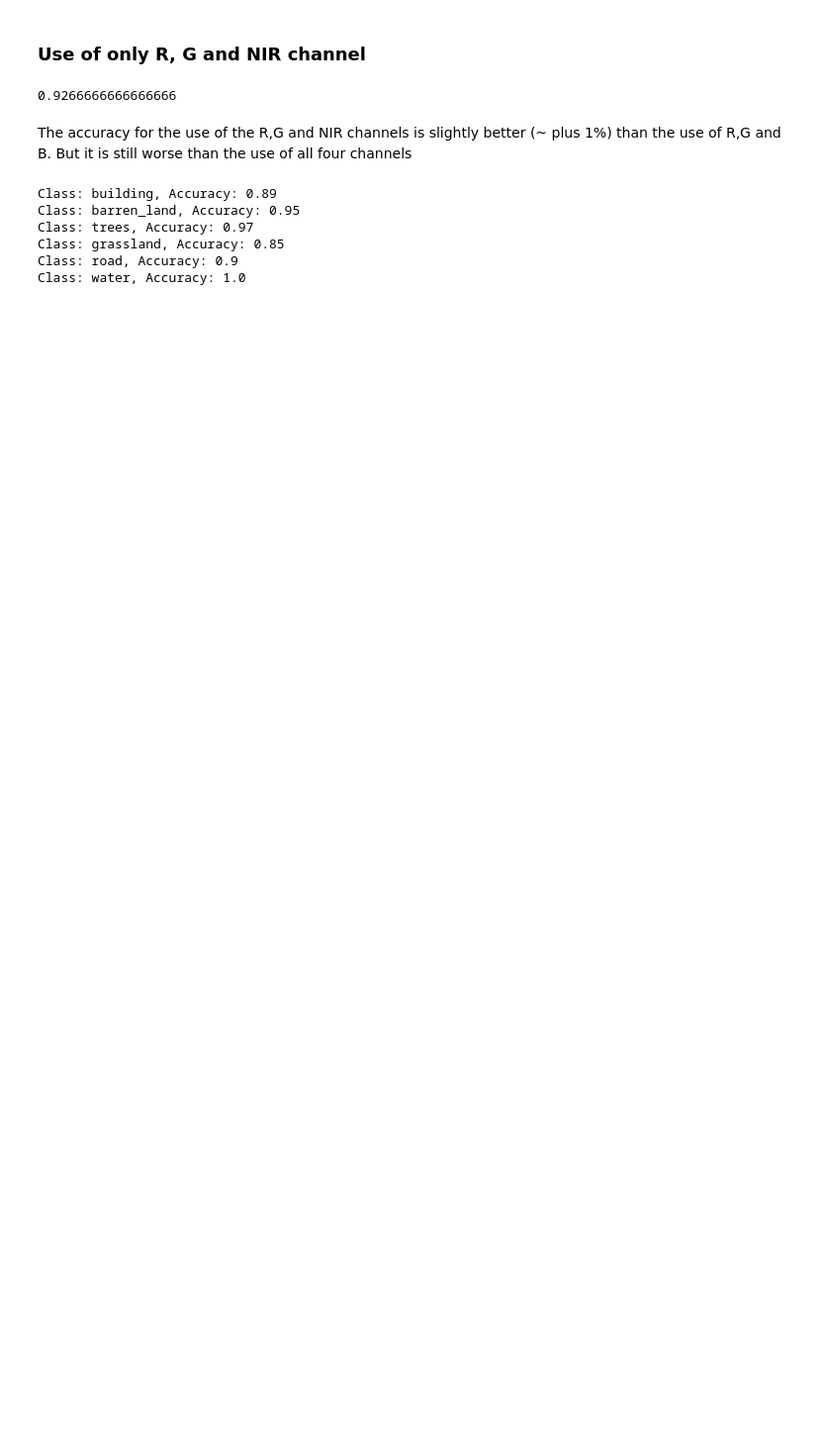
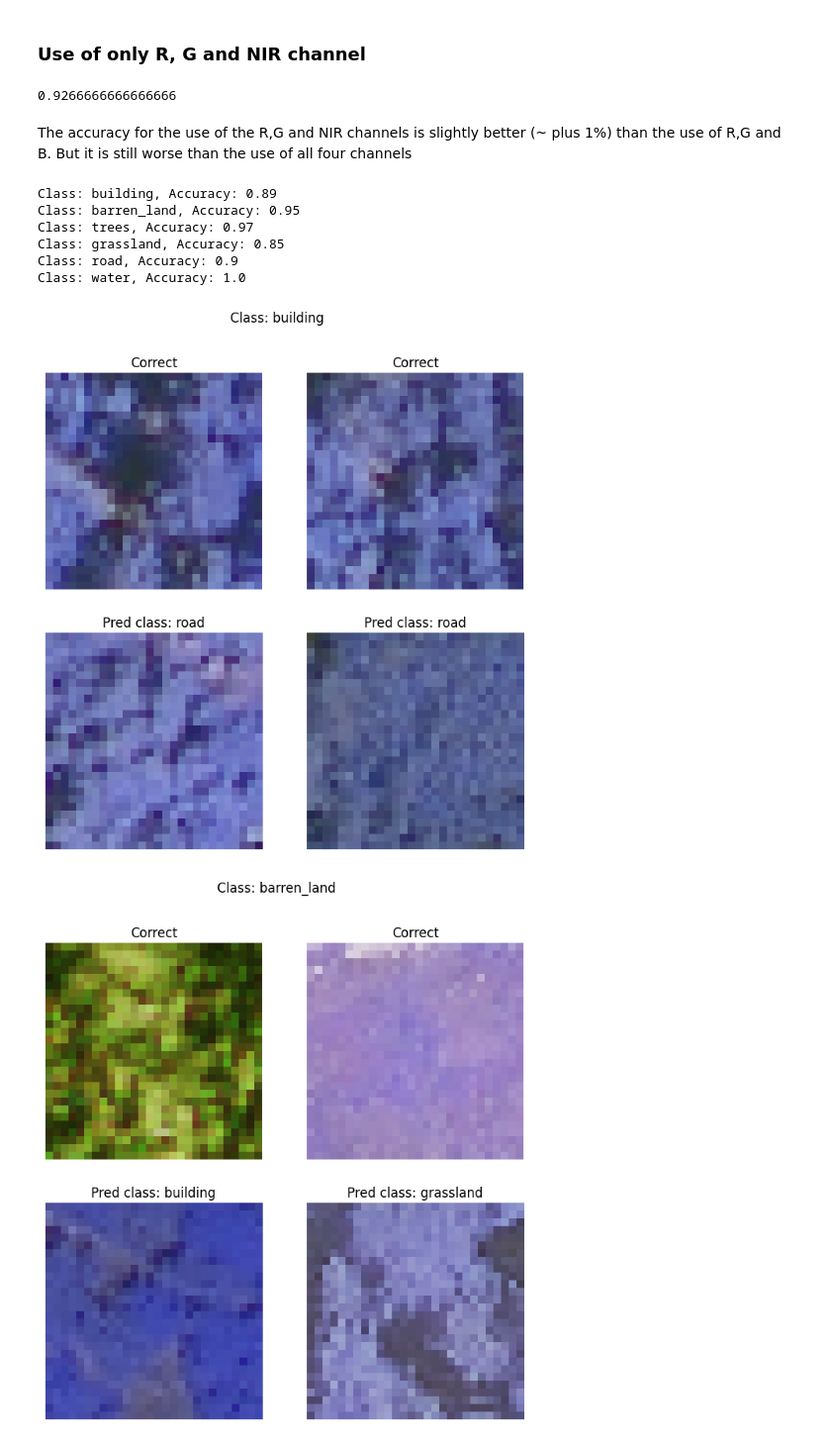
Before and after one commit to sbauer01/remote-sensing-lc-sb, a Jupyter notebook: remote_sensing/Random_forest_classifier_on_remote_sensing_image.ipynb, the cells around one changed output. Shown at 99% size. Saved outputs shown, nothing was run; the diff lists cells and outputs as text; code cells hidden in the pictures; blank space fills up the shorter version.

```diff
--- a/remote_sensing/Random_forest_classifier_on_remote_sensing_image.ipynb
+++ b/remote_sensing/Random_forest_classifier_on_remote_sensing_image.ipynb
@@ -400,3 +457,54 @@ Class: trees, Accuracy: 0.97
 Class: grassland, Accuracy: 0.85
 Class: road, Accuracy: 0.9
 Class: water, Accuracy: 1.0
+# %%
+pred_y_int = np.argmax(rf_rgnir.predict(test_X_rgnir), axis=1)
+true_y_int = np.argmax(corrected_test_y_rgnir_df.values, axis=1)
+
+for i, column in enumerate(column_names):
+    class_mask = corrected_test_y_rgnir_df[column] == 1
+    class_X = test_X_rgnir.loc[class_mask]
+    class_y = corrected_test_y_rgnir_df.loc[class_mask]
+
+    score = rf_rgnir.score(class_X, class_y)
+
+    correct_samples = []
+    false_samples = []
+
+    class_positions = np.where(class_mask.values)[0]
+
+    for idx in class_positions:
+
+        if pred_y_int[idx] == true_y_int[idx]:
+            correct_samples.append(idx)
+        else:
+            false_samples.append(idx)
+
+    #only first two samples
+    correct_samples = correct_samples[:2]
+    false_samples = false_samples[:2]
+
+    fig, axes = plt.subplots(2, 2, figsize=(8, 8))
+    fig.suptitle(f'Class: {labels[i]}')
+
+
+    #right classifiaction
+    for j, data_index in enumerate(correct_samples):
+          data = np.reshape(landcover_rgnir_df.iloc[data_index].values,(-1, 28, 28, 3))
+          axes[0, j].imshow(data[0, ..., :3])
+          axes[0, j].set_title("Correct")
+          axes[0, j].axis("off")
+
+    #misclassification
+    for j, data_index in enumerate(false_samples):
+      data = np.reshape(landcover_rgnir_df.iloc[data_index].values,(-1, 28, 28, 3))
+      pred_label = labels[pred_y_int[data_index]]
+      true_label = labels[true_y_int[data_index]]
+      axes[1, j].imshow(data[0, ..., :3])
+      axes[1, j].set_title(f"Pred class: {pred_label}")
+      axes[1, j].axis("off")
+
+    plt.show()
+# %% [output]
+[figure, added]
+[figure, added]
```
Also changed, not shown: parts of 9 cells of this notebook.
